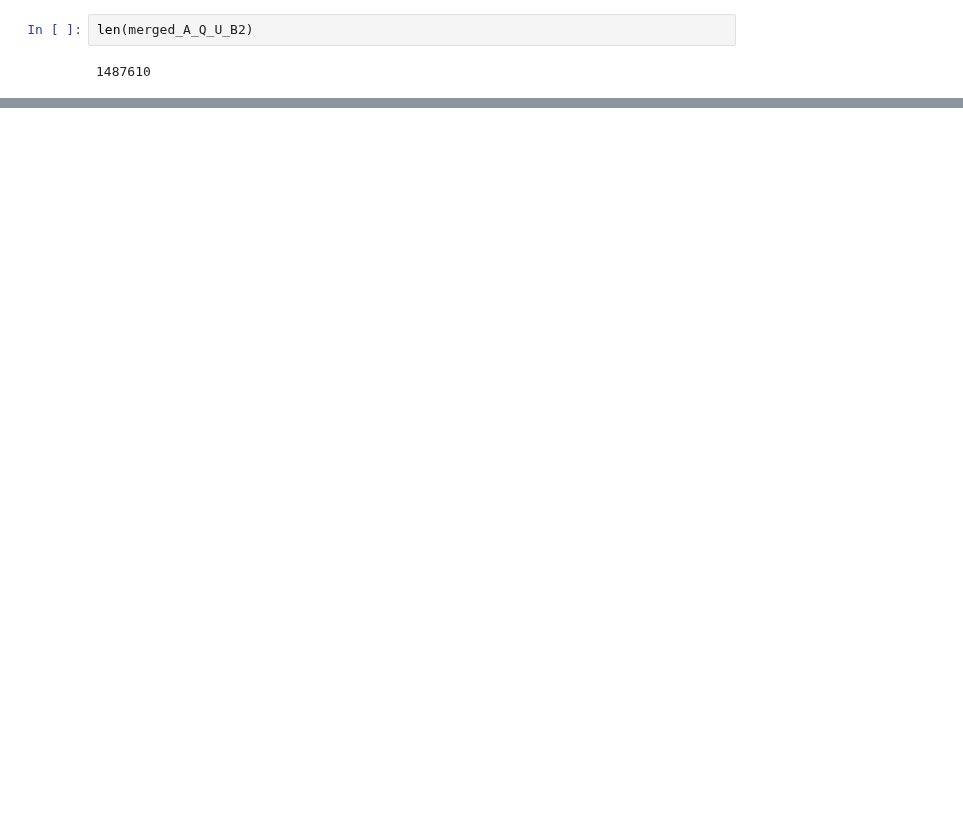
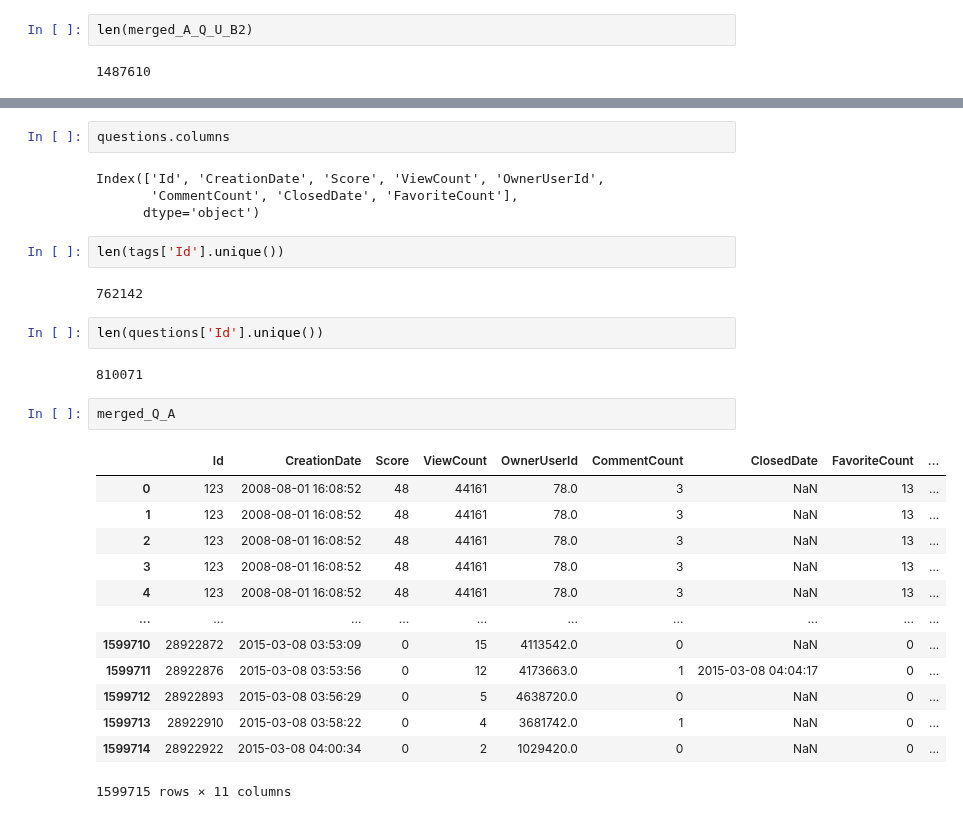
Before and after one commit to mostafa-ja/Data-Mining-fall-2023, a Jupyter notebook: Data_Mining4.ipynb, the cells around one changed output, grey strips where cells are left out. Drawn from its saved outputs; the diff is of its cells as text; blank space fills up the shorter version.

```diff
--- a/Data_Mining4.ipynb
+++ b/Data_Mining4.ipynb
@@ -535,0 +598,30 @@ dtype: int64
+# %%
+questions.columns
+# %% [output]
+Index(['Id', 'CreationDate', 'Score', 'ViewCount', 'OwnerUserId',
+       'CommentCount', 'ClosedDate', 'FavoriteCount'],
+      dtype='object')
+# %%
+len(tags['Id'].unique())
+# %% [output]
+762142
+# %%
+len(questions['Id'].unique())
+# %% [output]
+810071
+# %%
+merged_Q_A
+# %% [output]
+|  | Id | CreationDate | Score | ViewCount | OwnerUserId | CommentCount | ClosedDate | FavoriteCount | ... |
+| 0 | 123 | 2008-08-01 16:08:52 | 48 | 44161 | 78.0 | 3 | NaN | 13 | ... |
+| 1 | 123 | 2008-08-01 16:08:52 | 48 | 44161 | 78.0 | 3 | NaN | 13 | ... |
+| 2 | 123 | 2008-08-01 16:08:52 | 48 | 44161 | 78.0 | 3 | NaN | 13 | ... |
+| 3 | 123 | 2008-08-01 16:08:52 | 48 | 44161 | 78.0 | 3 | NaN | 13 | ... |
+| 4 | 123 | 2008-08-01 16:08:52 | 48 | 44161 | 78.0 | 3 | NaN | 13 | ... |
+| ... | ... | ... | ... | ... | ... | ... | ... | ... | ... |
+| 1599710 | 28922872 | 2015-03-08 03:53:09 | 0 | 15 | 4113542.0 | 0 | NaN | 0 | ... |
+| 1599711 | 28922876 | 2015-03-08 03:53:56 | 0 | 12 | 4173663.0 | 1 | 2015-03-08 04:04:17 | 0 | ... |
+| 1599712 | 28922893 | 2015-03-08 03:56:29 | 0 | 5 | 4638720.0 | 0 | NaN | 0 | ... |
+| 1599713 | 28922910 | 2015-03-08 03:58:22 | 0 | 4 | 3681742.0 | 1 | NaN | 0 | ... |
+| 1599714 | 28922922 | 2015-03-08 04:00:34 | 0 | 2 | 1029420.0 | 0 | NaN | 0 | ... |
+1599715 rows × 11 columns
```
Also changed, not shown: parts of 40 cells of this notebook.
